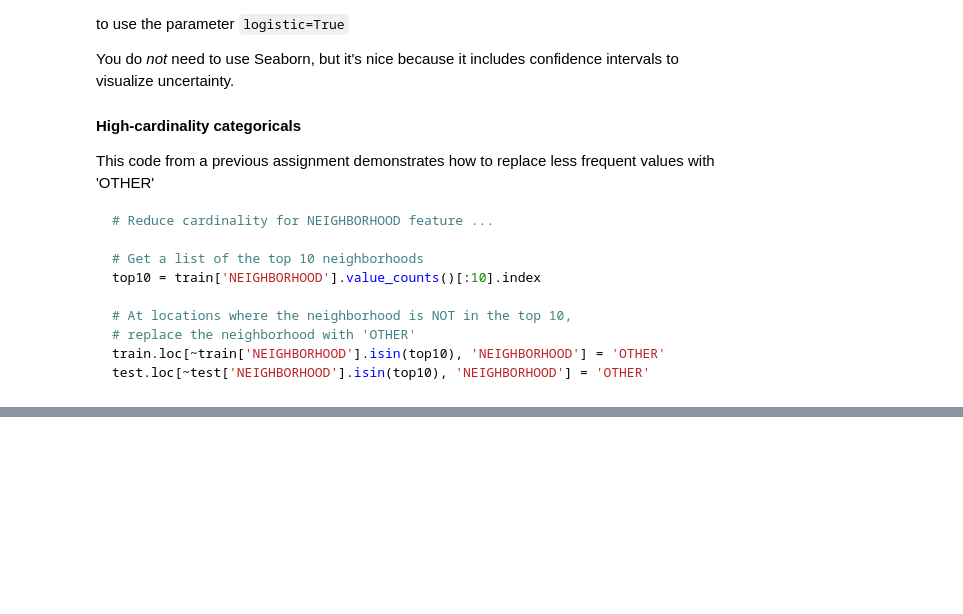
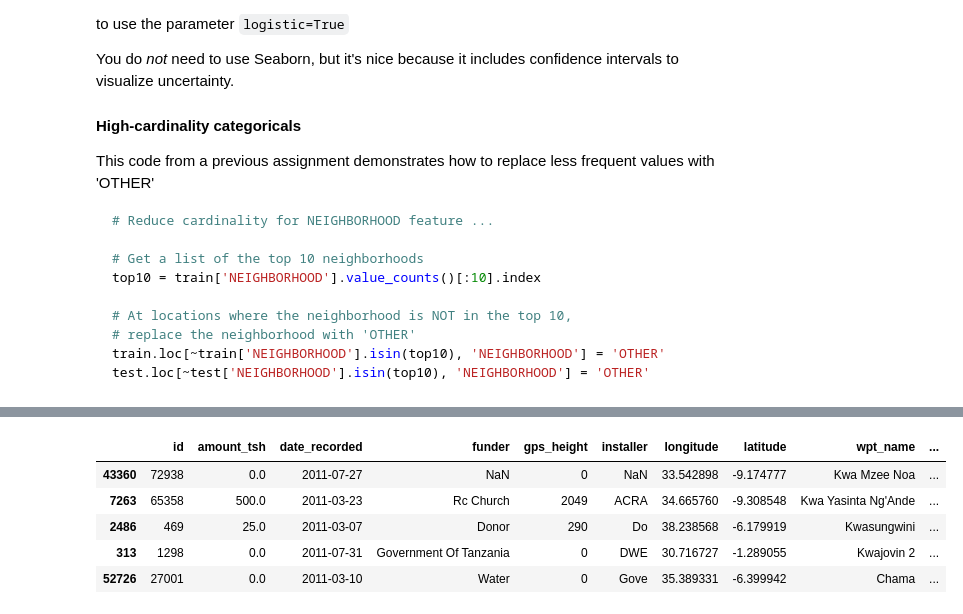
Before and after one commit to bloominstituteoftechnology/DS-Unit-2-Kaggle-Challenge, a Jupyter notebook: module1/assignment_kaggle_challenge_1.ipynb, the cells around one changed output, grey strips where cells are left out. Cells and saved outputs as stored; diff of their text form; code cells hidden in the pictures; blank space fills up the shorter version.

```diff
--- a/module1/assignment_kaggle_challenge_1.ipynb
+++ b/module1/assignment_kaggle_challenge_1.ipynb
@@ -102,0 +134,5 @@ train.shape, test.shape
+# %%
+train, val = train_test_split(train, train_size=0.80, test_size=0.20,
+                              stratify=train['status_group'], random_state=42)
+
+train.shape, val.shape, test.shape
@@ -102,0 +150,10 @@ train.shape, test.shape
+# %%
+# observing the columns
+train.head()
+# %% [output]
+|  | id | amount_tsh | date_recorded | funder | gps_height | installer | longitude | latitude | wpt_name | ... |
+| 43360 | 72938 | 0.0 | 2011-07-27 | NaN | 0 | NaN | 33.542898 | -9.174777 | Kwa Mzee Noa | ... |
+| 7263 | 65358 | 500.0 | 2011-03-23 | Rc Church | 2049 | ACRA | 34.665760 | -9.308548 | Kwa Yasinta Ng'Ande | ... |
+| 2486 | 469 | 25.0 | 2011-03-07 | Donor | 290 | Do | 38.238568 | -6.179919 | Kwasungwini | ... |
+| 313 | 1298 | 0.0 | 2011-07-31 | Government Of Tanzania | 0 | DWE | 30.716727 | -1.289055 | Kwajovin 2 | ... |
+| 52726 | 27001 | 0.0 | 2011-03-10 | Water | 0 | Gove | 35.389331 | -6.399942 | Chama | ... |
```
Also changed, not shown: parts of 28 cells of this notebook.
